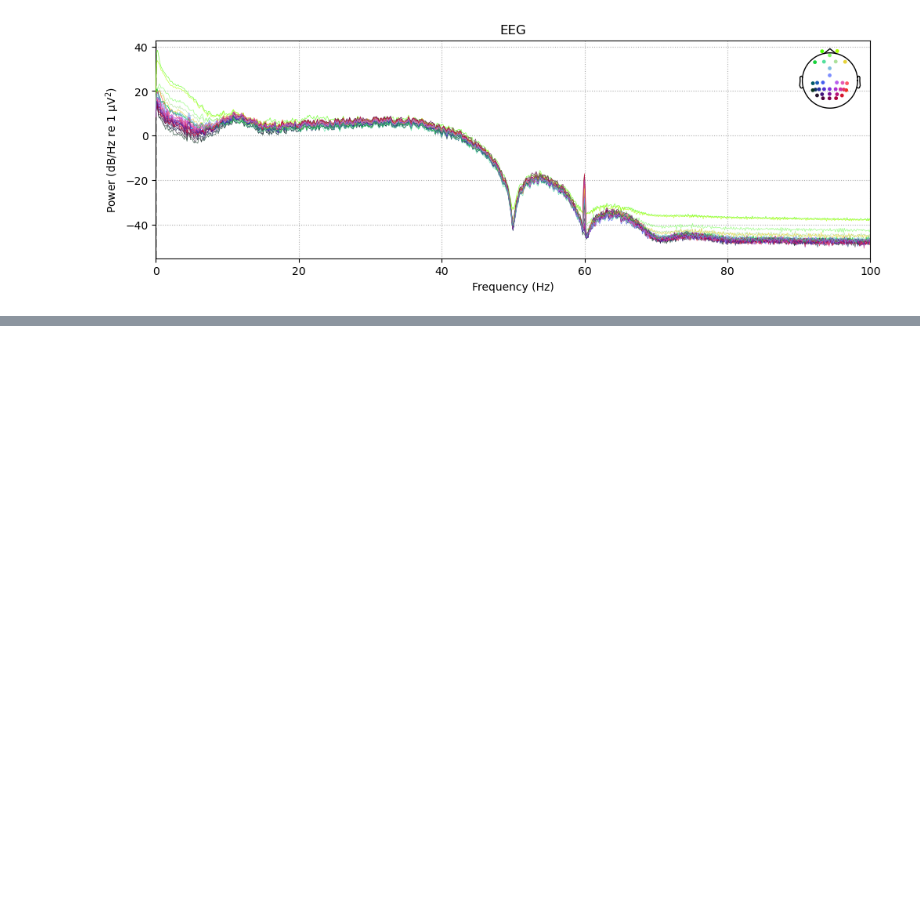
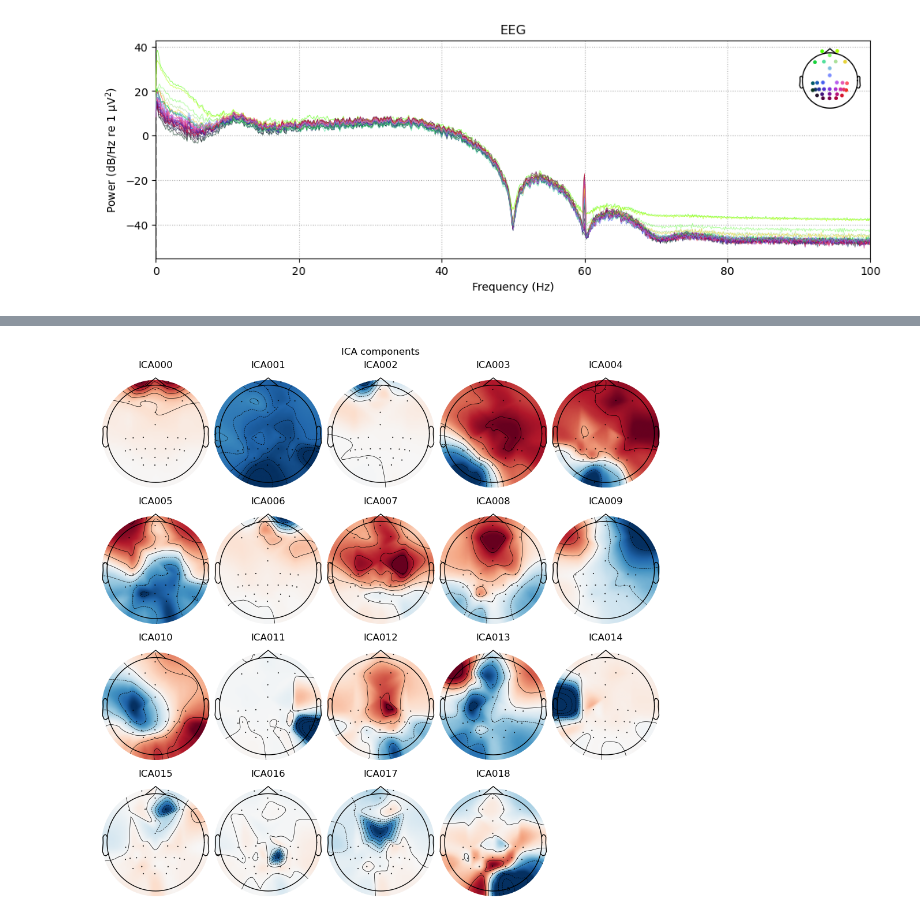
Before and after one commit to neurolawal/Alljoined_prepro, a Jupyter notebook: Preprocessing.ipynb, the cells around one changed output, grey strips where cells are left out. Drawn from its saved outputs; the diff is of its cells as text; code cells hidden in the pictures; blank space fills up the shorter version.

```diff
--- a/Preprocessing.ipynb
+++ b/Preprocessing.ipynb
@@ -174,0 +199,8 @@ raw_filt = raw.copy().filter(low_cut, hi_cut)
+# %%
+# begin Independent Component Analysis,
+# filter for ICA
+
+ica_low_cut = 1.0
+hi_cut = 30
+
+raw_ica = raw.copy().filter(ica_low_cut, hi_cut)
@@ -174,0 +213,7 @@ raw_filt = raw.copy().filter(low_cut, hi_cut)
+# %%
+# Epoching for ICA
+tstep = 1.0
+events_ica = mne.make_fixed_length_events(raw_ica, duration=tstep)
+epochs_ica = mne.Epochs(raw_ica, events_ica,
+                        tmin=0.0, tmax=tstep,
+                        baseline=None, preload=True)
@@ -174,0 +230,13 @@ raw_filt = raw.copy().filter(low_cut, hi_cut)
+# %%
+# Run ICA
+
+random_state = 42
+ica_n_components = .99
+
+ica = mne.preprocessing.ICA(n_components=ica_n_components,
+                            random_state=random_state,
+                            )
+
+ica.fit(epochs_ica,
+        reject=reject,
+        tstep=tstep)
@@ -174,0 +251,4 @@ raw_filt = raw.copy().filter(low_cut, hi_cut)
+# %%
+ica.plot_components();
+# %% [output]
+[figure, added]
```
Also changed, not shown: parts of 15 cells of this notebook, 4 other files.
